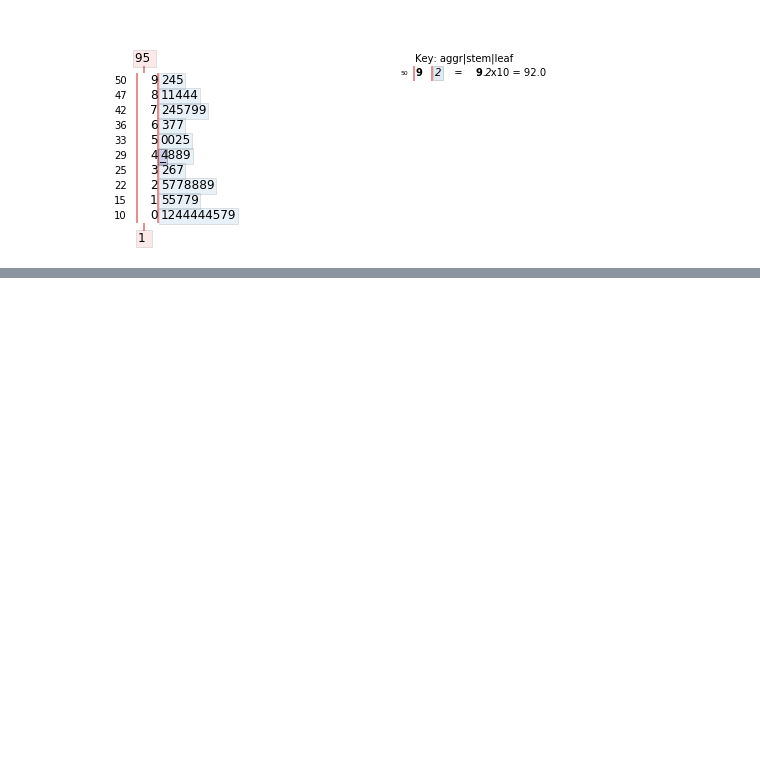
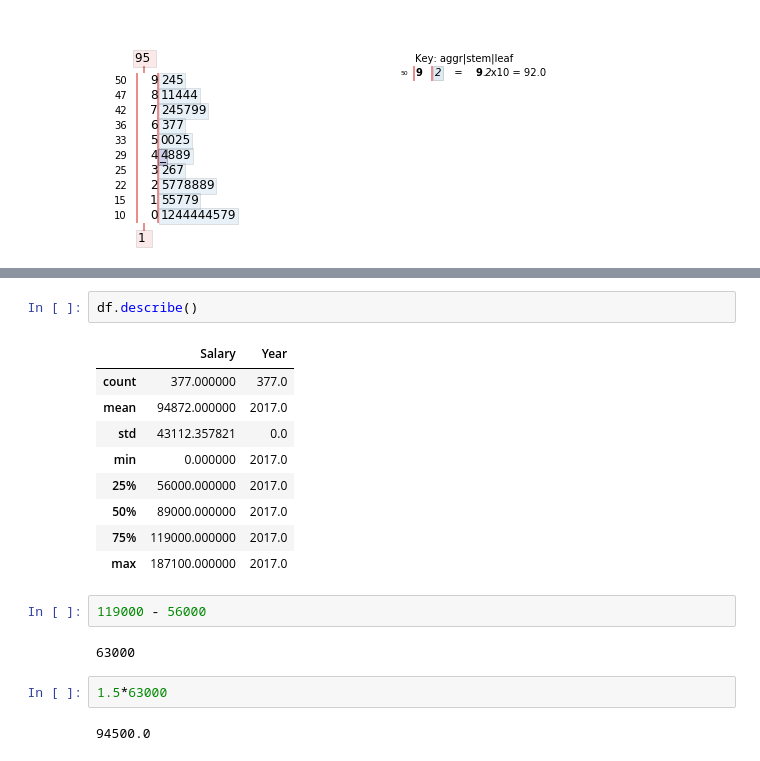
Before and after one commit to dermotkel/fundamentals-project, a Jupyter notebook: Fundamentals - Project.ipynb, the cells around one changed output, grey strips where cells are left out. Drawn from its saved outputs; the diff is of its cells as text; blank space fills up the shorter version.

```diff
--- a/Fundamentals - Project.ipynb
+++ b/Fundamentals - Project.ipynb
@@ -78,0 +102,20 @@ df.head()
+# %%
+df.describe()
+# %% [output]
+|  | Salary | Year |
+| count | 377.000000 | 377.0 |
+| mean | 94872.000000 | 2017.0 |
+| std | 43112.357821 | 0.0 |
+| min | 0.000000 | 2017.0 |
+| 25% | 56000.000000 | 2017.0 |
+| 50% | 89000.000000 | 2017.0 |
+| 75% | 119000.000000 | 2017.0 |
+| max | 187100.000000 | 2017.0 |
+# %%
+119000 - 56000
+# %% [output]
+63000
+# %%
+1.5*63000
+# %% [output]
+94500.0
```
Also changed, not shown: parts of 7 cells of this notebook, 1 other file.
